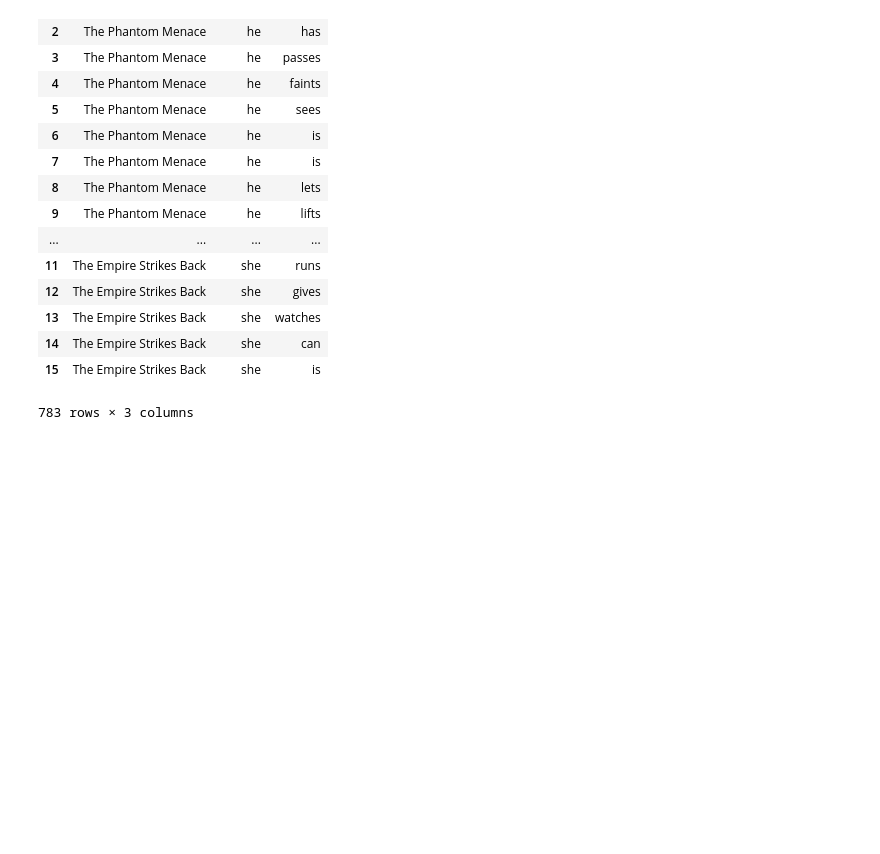
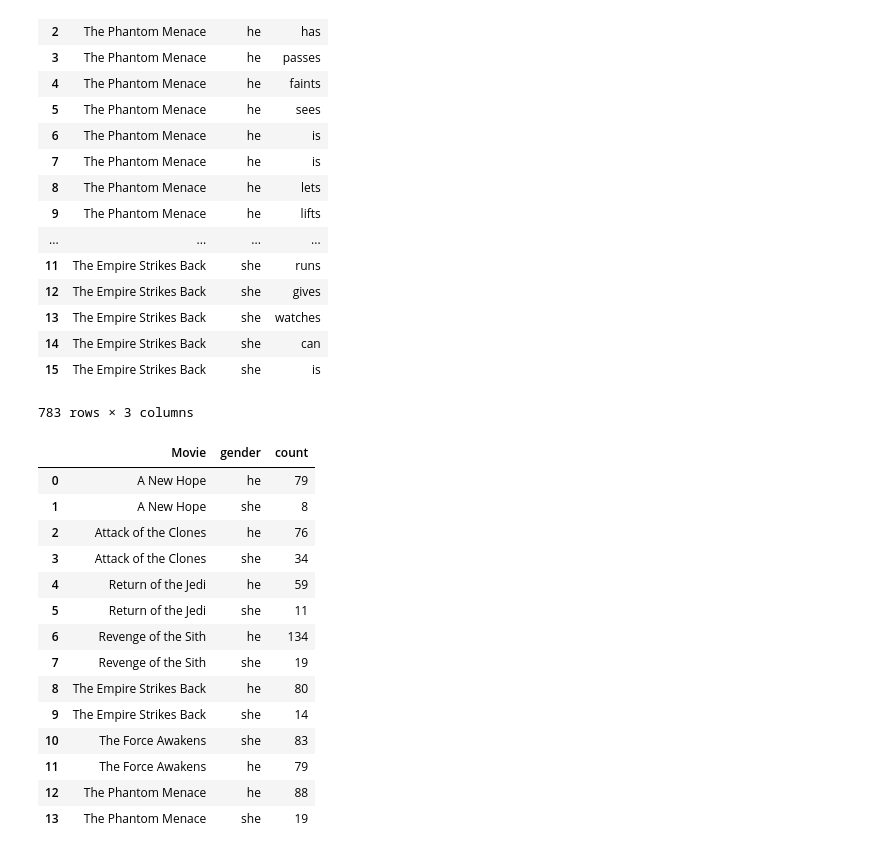
Before and after one commit to JulienAssouline/data-studios-projects, a Jupyter notebook: code/Star_Wars_project/Star Wars tropes.ipynb, the cells around one changed output. Drawn from its saved outputs; the diff is of its cells as text; code cells hidden in the pictures; blank space fills up the shorter version.

```diff
--- a/code/Star_Wars_project/Star Wars tropes.ipynb
+++ b/code/Star_Wars_project/Star Wars tropes.ipynb
@@ -972,0 +975,20 @@ Star_Wars_tropes.to_csv("Star_Wars_tropes.csv")
+# %%
+Star_Wars_she_he_counts = Star_Wars_tropes.groupby("Movie")["gender"].value_counts().reset_index(name = "count")
+# %%
+Star_Wars_she_he_counts
+# %% [output]
+|  | Movie | gender | count |
+| 0 | A New Hope | he | 79 |
+| 1 | A New Hope | she | 8 |
+| 2 | Attack of the Clones | he | 76 |
+| 3 | Attack of the Clones | she | 34 |
+| 4 | Return of the Jedi | he | 59 |
+| 5 | Return of the Jedi | she | 11 |
+| 6 | Revenge of the Sith | he | 134 |
+| 7 | Revenge of the Sith | she | 19 |
+| 8 | The Empire Strikes Back | he | 80 |
+| 9 | The Empire Strikes Back | she | 14 |
+| 10 | The Force Awakens | she | 83 |
+| 11 | The Force Awakens | he | 79 |
+| 12 | The Phantom Menace | he | 88 |
+| 13 | The Phantom Menace | she | 19 |
```
Also changed, not shown: parts of 14 cells of this notebook.
